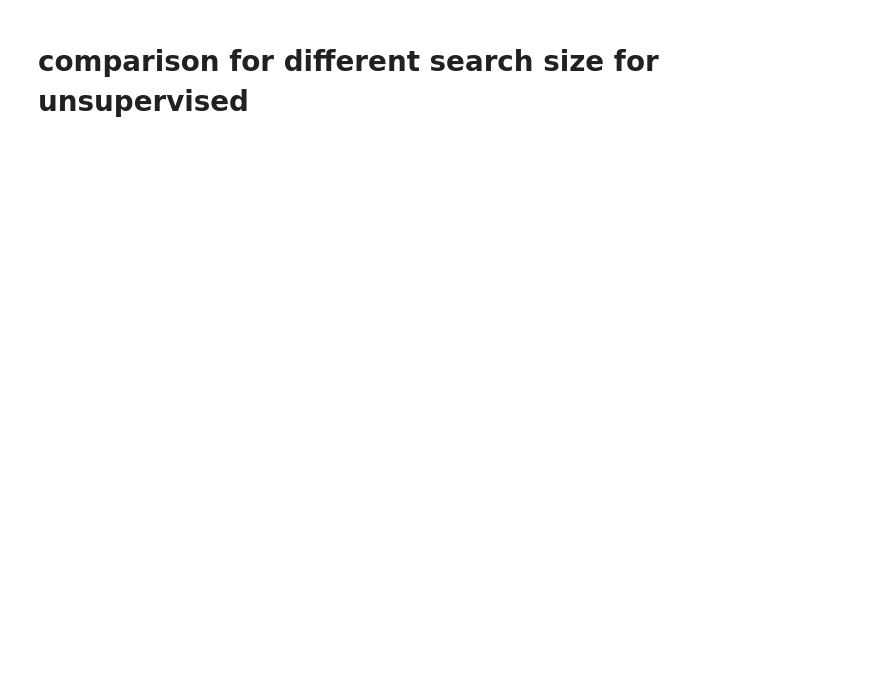
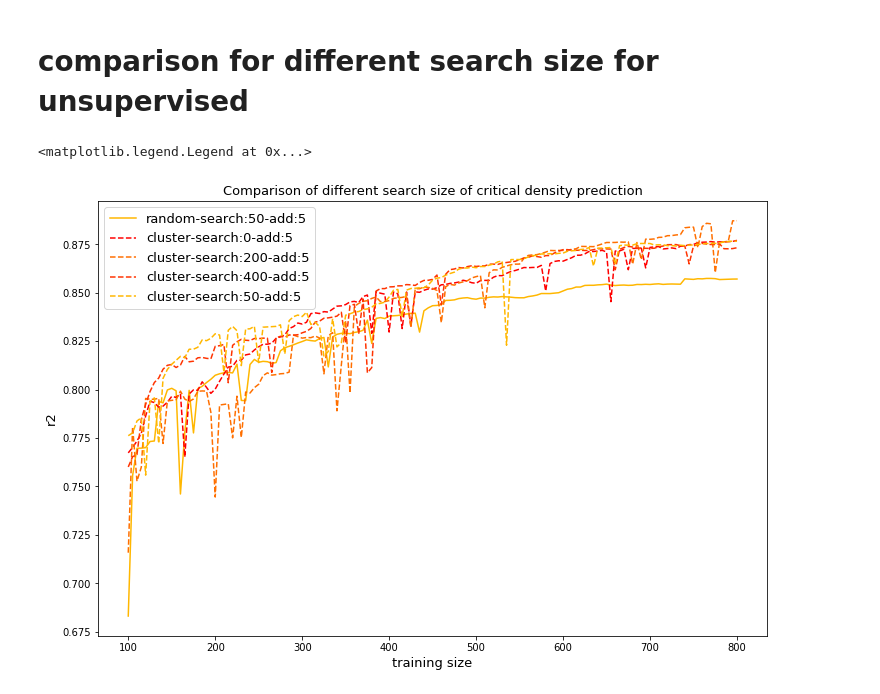
Before and after one commit to Xiangyan93/Molecular_ML, a Jupyter notebook: notebook/active learning method comparison.ipynb, the cells around one changed output. Saved outputs shown, nothing was run; the diff lists cells and outputs as text; code cells hidden in the pictures; blank space fills up the shorter version.

```diff
--- a/notebook/active learning method comparison.ipynb
+++ b/notebook/active learning method comparison.ipynb
@@ -111,5 +124,17 @@ def get_str(oh):
 
 def get_str2(oh):
     return ('%s-search:%s-add:%s' % (oh.add_mode, oh.search_size, oh.add_size))
+# %%
+fig = plt.figure(figsize=(12,8))
+for oh in oh_list2:
+    plot_oh2(oh, get_str2, 'r2')
+fontsize = 13
+plt.xlabel('training size', fontsize=fontsize)
+plt.ylabel('r2', fontsize=fontsize)
+plt.title('Comparison of different search size of critical density prediction', fontsize=fontsize)
+plt.legend(fontsize=fontsize)
+# %% [output]
+<matplotlib.legend.Legend at 0x...>
+[figure, added]
 # %%
 fig = plt.figure(figsize=(12,8))
```
Also changed, not shown: parts of 14 cells of this notebook, 1 other file.
